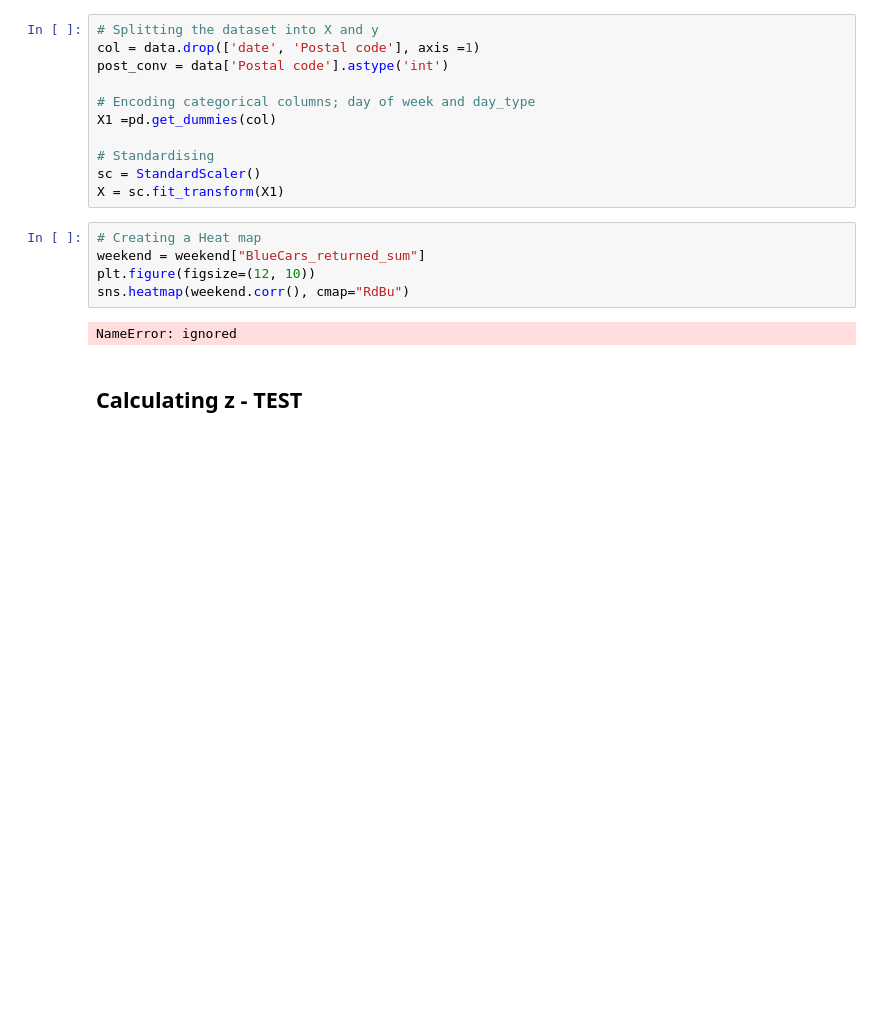
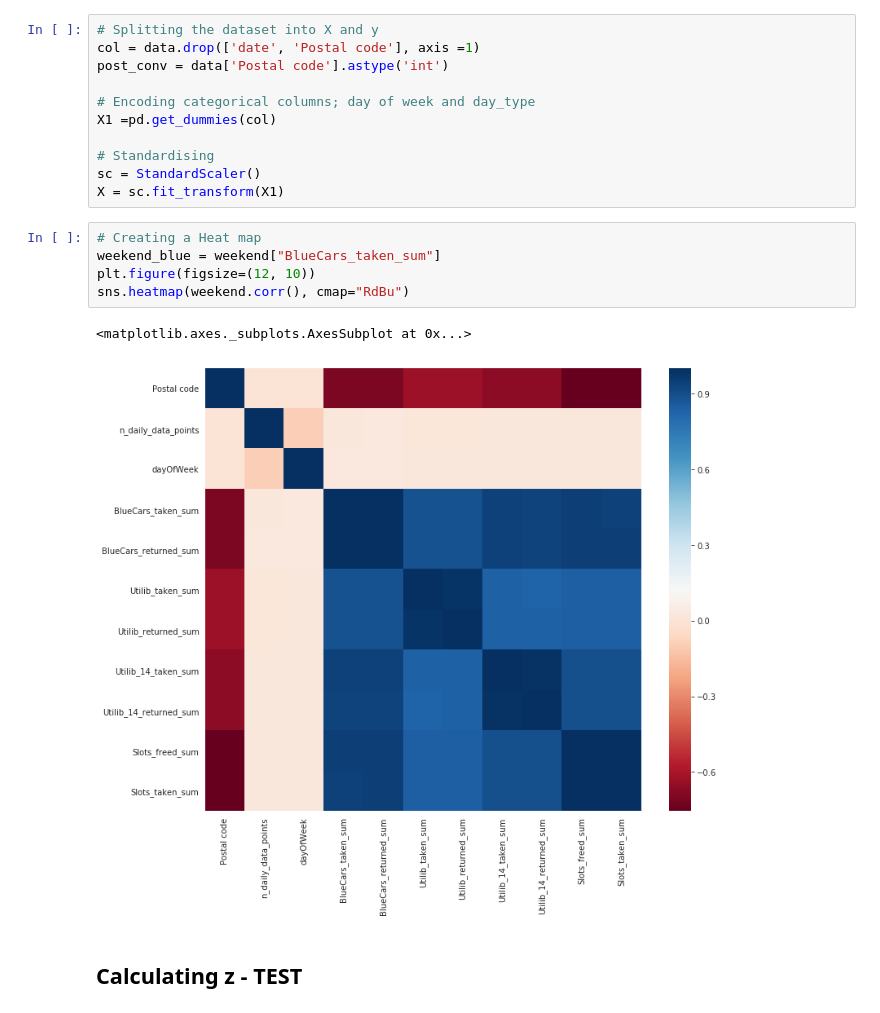
Before and after one commit to codybaraks/Autolib-electric-car-IP-WEEK-3, a Jupyter notebook: Independent_Project_Week_3.ipynb, the cells around one changed output. Cells and saved outputs as stored; diff of their text form; blank space fills up the shorter version.

```diff
--- a/Independent_Project_Week_3.ipynb
+++ b/Independent_Project_Week_3.ipynb
@@ -1080,11 +1081,12 @@ sc = StandardScaler()
 X = sc.fit_transform(X1)
 # %%
 # Creating a Heat map
-weekend = weekend["BlueCars_returned_sum"]
+weekend_blue = weekend["BlueCars_taken_sum"]
 plt.figure(figsize=(12, 10))
 sns.heatmap(weekend.corr(), cmap="RdBu")
 # %% [output]
-NameError: ignored
+<matplotlib.axes._subplots.AxesSubplot at 0x...>
+[figure, added]
 # %% [markdown]
 ## **Calculating z - TEST**
 # %% [markdown]
```
Also changed, not shown: parts of 6 cells of this notebook.
